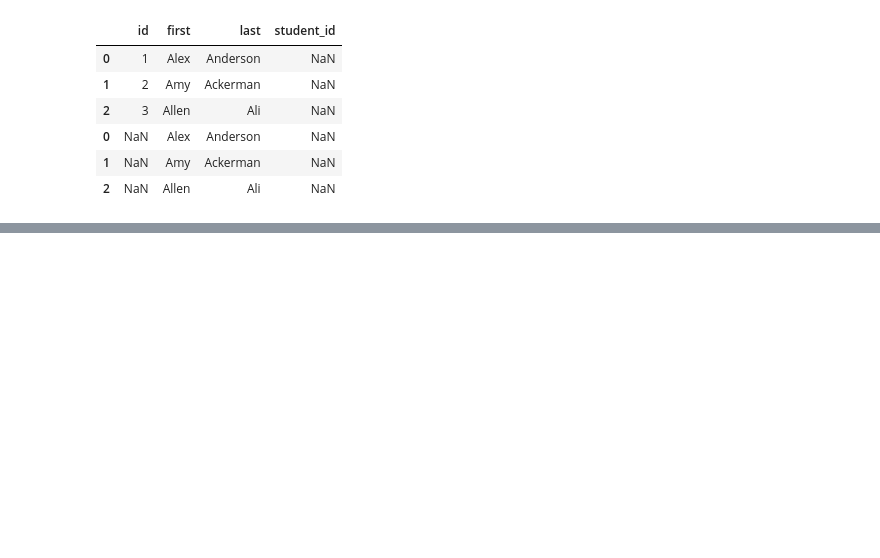
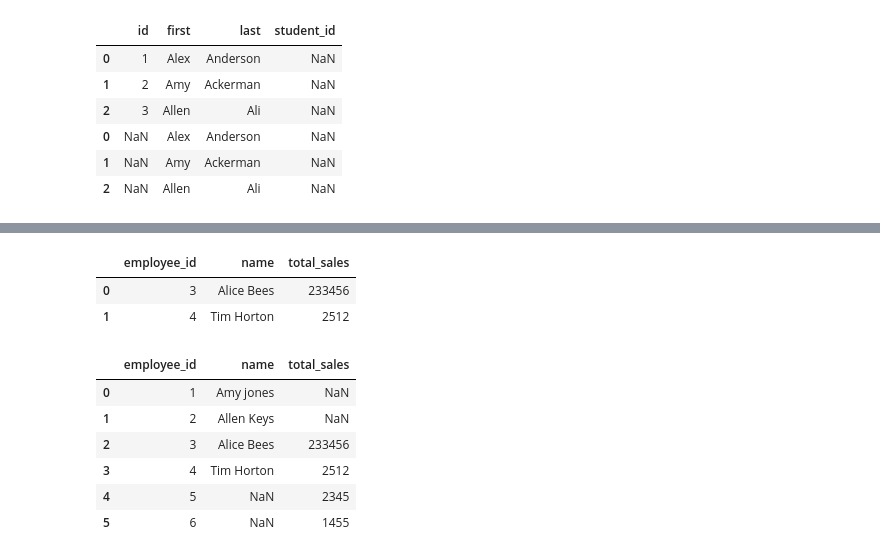
Before and after one commit to PrajwalLuitel/lambton_college_assessments, a Jupyter notebook: python_v2/class_practice/practice4.ipynb, the cells around one changed output, grey strips where cells are left out. Drawn from its saved outputs; the diff is of its cells as text; code cells hidden in the pictures; blank space fills up the shorter version.

Commit message:
table joins

```diff
--- a/python_v2/class_practice/practice4.ipynb
+++ b/python_v2/class_practice/practice4.ipynb
@@ -525,0 +528,4 @@ pd.concat([data_a, data_c], axis=0)
+# %%
+employee = {'employee_id':['1','2','3','4'], 'name':['Amy jones', 'Allen Keys', 'Alice Bees', 'Tim Horton']}
+employee_df = pd.DataFrame(employee, columns=['employee_id','name'])
+employee_df.set_index('employee_id')
@@ -525,0 +539,4 @@ pd.concat([data_a, data_c], axis=0)
+# %%
+sales = {'employee_id':['3','4','5','6'], 'total_sales':['233456','2512','2345','1455']}
+sales_df = pd.DataFrame(sales, columns=['employee_id','total_sales'])
+sales_df.set_index('employee_id')
@@ -525,0 +566,16 @@ pd.concat([data_a, data_c], axis=0)
+# %%
+pd.merge(employee_df, sales_df,on='employee_id', how='inner')
+# %% [output]
+|  | employee_id | name | total_sales |
+| 0 | 3 | Alice Bees | 233456 |
+| 1 | 4 | Tim Horton | 2512 |
+# %%
+pd.merge(employee_df, sales_df,on='employee_id', how='outer')
+# %% [output]
+|  | employee_id | name | total_sales |
+| 0 | 1 | Amy jones | NaN |
+| 1 | 2 | Allen Keys | NaN |
+| 2 | 3 | Alice Bees | 233456 |
+| 3 | 4 | Tim Horton | 2512 |
+| 4 | 5 | NaN | 2345 |
+| 5 | 6 | NaN | 1455 |
```
Also changed, not shown: parts of 6 cells of this notebook.
